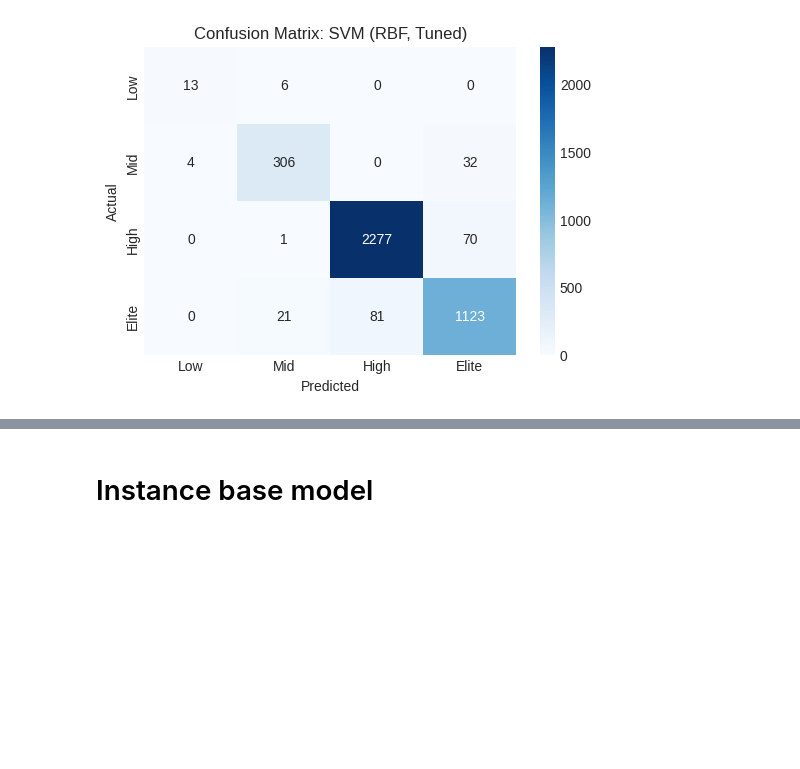
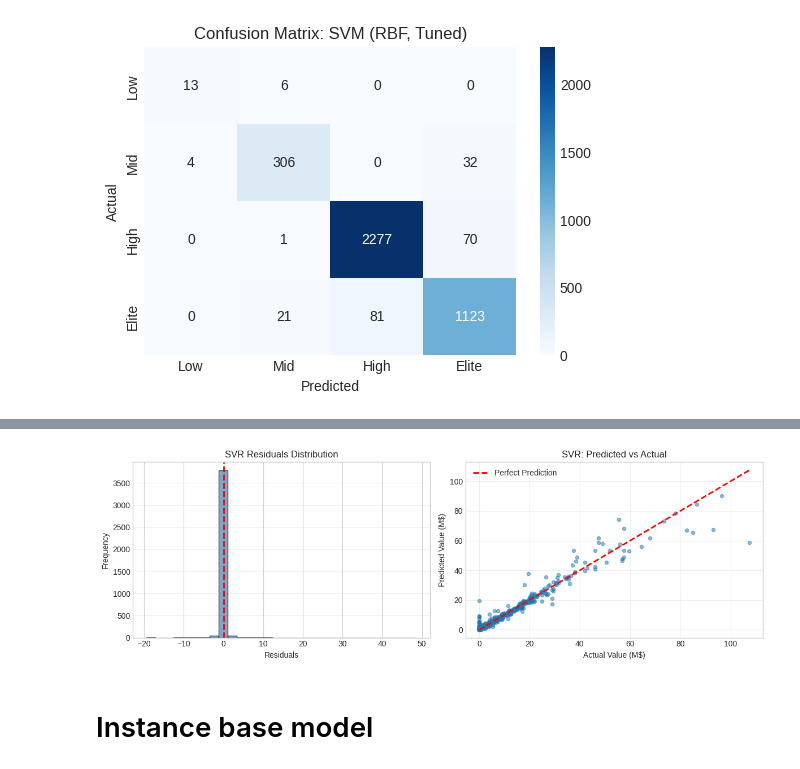
Before and after one commit to youssef28m/fifa-performance-analysis, a Jupyter notebook: main.ipynb, the cells around one changed output, grey strips where cells are left out. Saved outputs shown, nothing was run; the diff lists cells and outputs as text; code cells hidden in the pictures; blank space fills up the shorter version.

Commit message:
add svm for regression

```diff
--- a/main.ipynb
+++ b/main.ipynb
@@ -1579,0 +1734,83 @@ weighted avg       0.95      0.95      0.95      3934
+# %%
+# Final SVR Model: Best RBF with Tuned Parameters
+print("\n=== Final SVR Model (Tuned RBF) ===\n")
+
+best_svr_model = SVR(kernel='rbf', C=best_params_svr['C'], epsilon=best_params_svr['epsilon'],
+                     gamma=best_params_svr['gamma'])
+best_svr_model.fit(X_train_reg, y_train_reg_log)
+
+# Predictions
+y_train_pred_svr_log = best_svr_model.predict(X_train_reg)
+y_train_pred_svr_orig = reverse_regression_target(y_train_pred_svr_log)
+y_train_pred_svr_orig = np.maximum(0, y_train_pred_svr_orig)
+
+y_test_pred_svr_log = best_svr_model.predict(X_test_reg)
+y_test_pred_svr_orig = reverse_regression_target(y_test_pred_svr_log)
+y_test_pred_svr_orig = np.maximum(0, y_test_pred_svr_orig)
+
+# Metrics on Test Set
+r2_test_orig = r2_score(y_test_reg_original, y_test_pred_svr_orig)
+r2_test_log = r2_score(y_test_reg_log, y_test_pred_svr_log)
+rmse_test = np.sqrt(mean_squared_error(y_test_reg_original, y_test_pred_svr_orig))
+mae_test = mean_absolute_error(y_test_reg_original, y_test_pred_svr_orig)
+
+# Metrics on Train Set
+r2_train_orig = r2_score(y_train_reg_original, y_train_pred_svr_orig)
+r2_train_log = r2_score(y_train_reg_log, y_train_pred_svr_log)
+rmse_train = np.sqrt(mean_squared_error(y_train_reg_original, y_train_pred_svr_orig))
+mae_train = mean_absolute_error(y_train_reg_original, y_train_pred_svr_orig)
+
+print(f"Tuned Parameters:")
+print(f"  C       : {best_params_svr['C']:.4f}")
+print(f"  epsilon : {best_params_svr['epsilon']:.4f}")
+print(f"  gamma   : {best_params_svr['gamma']}\n")
+
+print("=== Test Set Performance ===")
+print(f"R² (original): {r2_test_orig:.4f}")
+print(f"R² (log)     : {r2_test_log:.4f}")
+print(f"RMSE         : {rmse_test:.4f}")
+print(f"MAE          : {mae_test:.4f}\n")
+
+print("=== Train Set Performance ===")
+print(f"R² (original): {r2_train_orig:.4f}")
+print(f"R² (log)     : {r2_train_log:.4f}")
+print(f"RMSE         : {rmse_train:.4f}")
+print(f"MAE          : {mae_train:.4f}\n")
+
+print("=== Overfitting Analysis ===")
+gap_r2_orig = r2_train_orig - r2_test_orig
+gap_r2_log = r2_train_log - r2_test_log
+print(f"Gap R² (original): {gap_r2_orig:.4f}")
+print(f"Gap R² (log)     : {gap_r2_log:.4f}")
+if gap_r2_orig > 0.1:
+    print("→ Model shows signs of overfitting (gap > 0.1)")
+else:
+    print("→ Model generalization is good (gap <= 0.1)")
+
+# Residual Analysis Visualization
+residuals = y_test_reg_original - y_test_pred_svr_orig
+
+fig, axes = plt.subplots(1, 2, figsize=(12, 4))
+
+# Residuals distribution
+axes[0].hist(residuals, bins=30, edgecolor='black', alpha=0.7, color='steelblue')
+axes[0].axvline(0, color='red', linestyle='--', linewidth=2)
+axes[0].set_title('SVR Residuals Distribution')
+axes[0].set_xlabel('Residuals')
+axes[0].set_ylabel('Frequency')
+axes[0].grid(axis='y', alpha=0.3)
+
+# Predicted vs Actual
+axes[1].scatter(y_test_reg_original, y_test_pred_svr_orig, alpha=0.5, s=20)
+axes[1].plot([y_test_reg_original.min(), y_test_reg_original.max()],
+             [y_test_reg_original.min(), y_test_reg_original.max()],
+             'r--', linewidth=2, label='Perfect Prediction')
+axes[1].set_title('SVR: Predicted vs Actual')
+axes[1].set_xlabel('Actual Value (M$)')
+axes[1].set_ylabel('Predicted Value (M$)')
+axes[1].legend()
+axes[1].grid(alpha=0.3)
+
+plt.tight_layout()
+plt.show()
+# %% [output]
@@ -1580,3 +1834,4 @@ weighted avg       0.95      0.95      0.95      3934
+[figure, added]
 # %% [markdown]
 # Instance base model
 # %%
```
Also changed, not shown: parts of 9 cells of this notebook.
